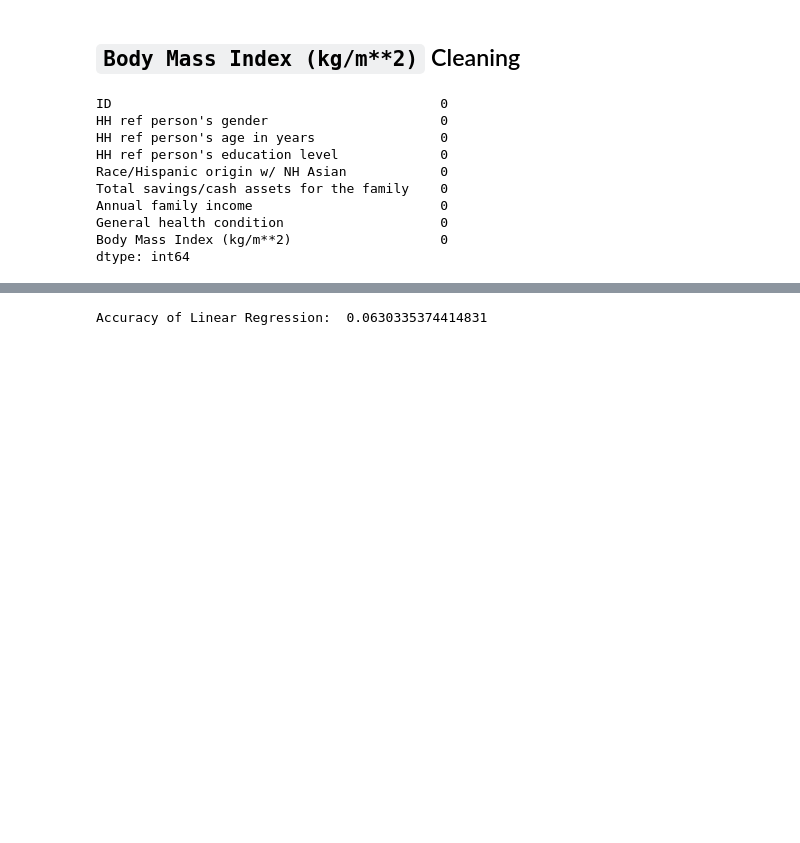
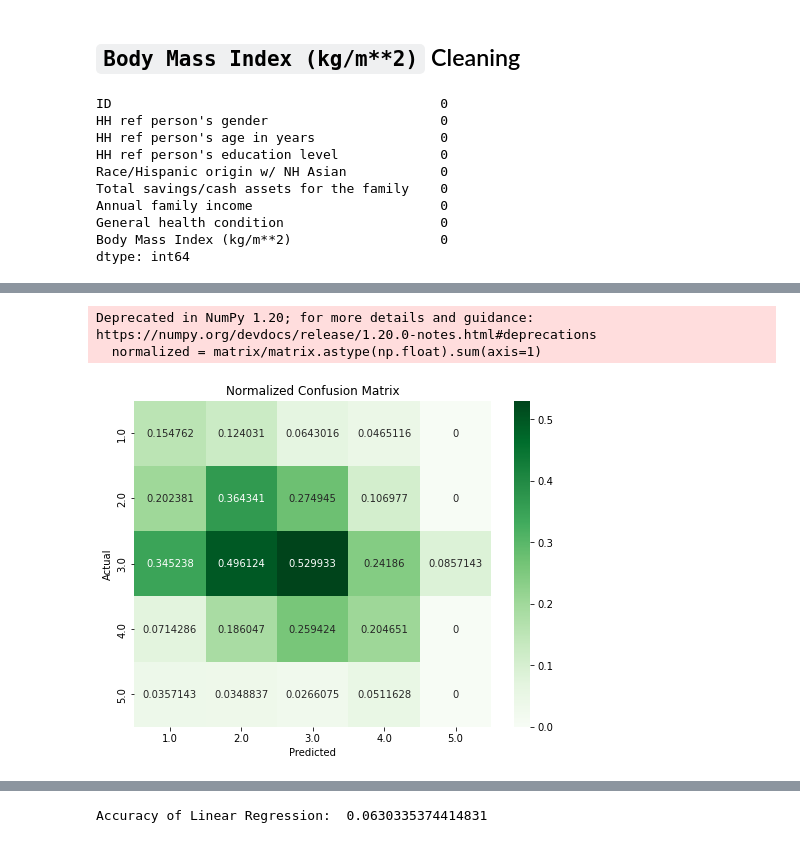
Before and after one commit to nickdlc/CSc460-Project, a Jupyter notebook: Preliminary_Analysis.ipynb, the cells around one changed output, grey strips where cells are left out. Drawn from its saved outputs; the diff is of its cells as text; code cells hidden in the pictures; blank space fills up the shorter version.

```diff
--- a/Preliminary_Analysis.ipynb
+++ b/Preliminary_Analysis.ipynb
@@ -664,0 +706,14 @@ We can see that our accuracy is ~0.42
+# %%
+normalized = matrix/matrix.astype(np.float).sum(axis=1)
+fig = plt.figure(figsize=(8,6))
+ax = sns.heatmap(normalized, annot=True,cmap='Greens', fmt='g')
+plt.title("Normalized Confusion Matrix")
+plt.xlabel('Predicted')
+plt.ylabel('Actual')
+ax.xaxis.set_ticklabels([1.0, 2.0, 3.0, 4.0, 5.0]);
+ax.yaxis.set_ticklabels([1.0, 2.0, 3.0, 4.0, 5.0]);
+plt.savefig('fig/normalized_confusion_matrix.png', dpi=600)
+# %% [output]
+Deprecated in NumPy 1.20; for more details and guidance: https://numpy.org/devdocs/release/1.20.0-notes.html#deprecations
+  normalized = matrix/matrix.astype(np.float).sum(axis=1)
+[figure, added]
```
Also changed, not shown: parts of 17 cells of this notebook, 7 other files.
